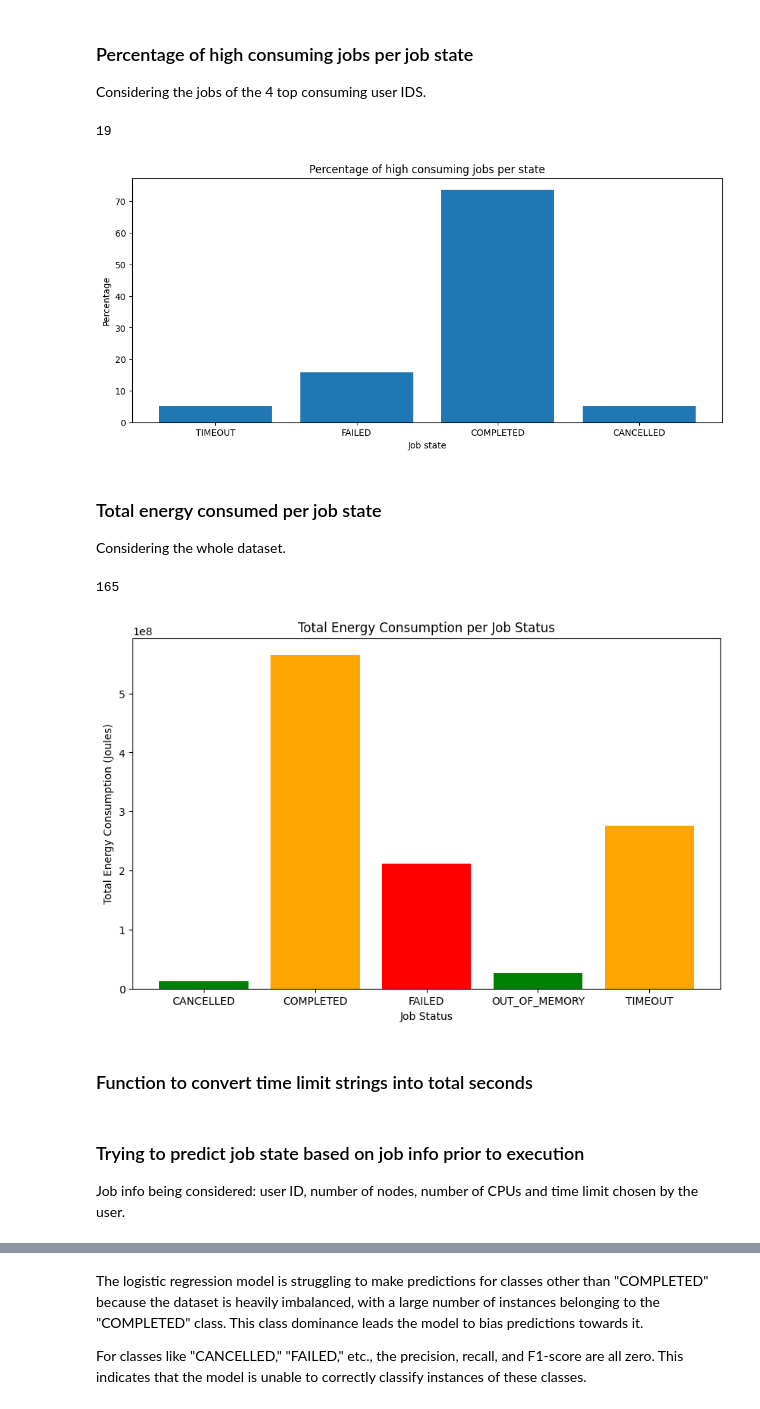
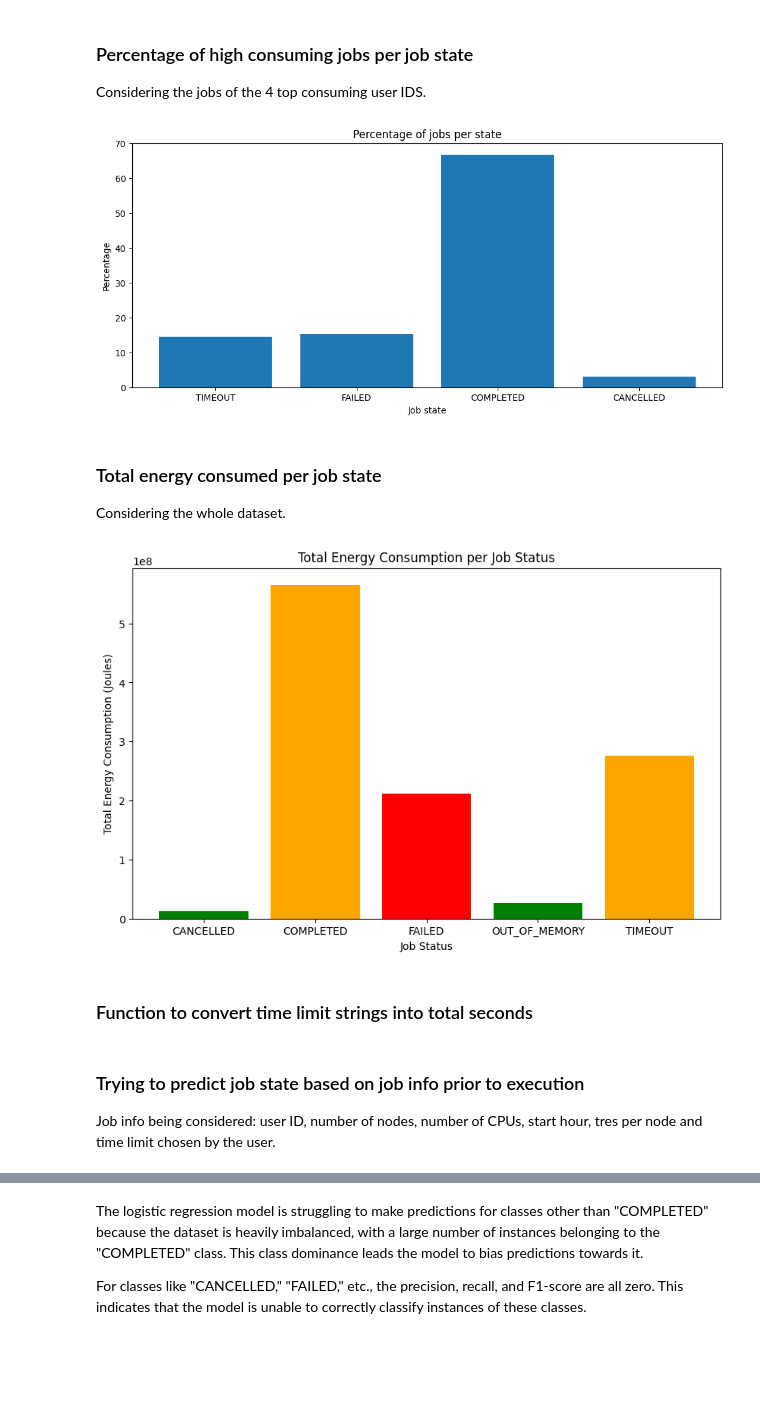
Before and after one commit to Marthyna/hpc-energy-consumption-profiling, a Jupyter notebook: notes/experiments.ipynb, the cells around one changed output, grey strips where cells are left out. Drawn from its saved outputs; the diff is of its cells as text; code cells hidden in the pictures; blank space fills up the shorter version.

```diff
--- a/notes/experiments.ipynb
+++ b/notes/experiments.ipynb
@@ -27,10 +27,10 @@ relevant_columns = ['array_job_id', 'group_id', 'job_id', 'nice',
 all_column_names = set()  # Set to use for column name consistency check
 success_flag = True  # Flag to check that all consistency checks passed
 chunk_size = 10000  # Chunk size for merging dataframes without using excessive memory
-total_jobs = 0
 
 # Dataframe to store the merged data
 merged_df_list = []
+job_info_list = []
 
 # Iterate through each month folder
 for month_folder in os.listdir(root_directory):
@@ -53,10 +53,11 @@ for month_folder in os.listdir(root_directory):
 
                 # Append the merged chunk to the list
                 merged_df_list.append(merged_df_chunk)
+                job_info_list.append(job_info_chunk)
 
             # Concatenate all chunks into the final merged dataframe
             merged_df = pd.concat(merged_df_list, ignore_index=True)
-            total_jobs += len(merged_df)
+            job_info_df = pd.concat(job_info_list, ignore_index=True)
 
             # Check column names consistency
             current_column_names = set(merged_df.columns)
@@ -89,9 +90,6 @@ for month_folder in os.listdir(root_directory):
 
 if success_flag:
     print("All checks passed successfully for all files.")
-
-print("Total jobs in the cluster during the period: ", total_jobs)
-print(len(merged_df))
 # %% [output]
 Month: year_month=22-05
 664     0.0
@@ -385,7 +389,7 @@ for month_folder in os.listdir(root_directory):
                     total_energy_consumed_by_user += total_energy_consumed_by_this_job
 
                 # Add this user's energy consumption info to the data frame
-                energy_consumption_per_users = pd.concat([energy_consumption_per_users, pd.DataFrame({'user_id': [user_id], 'total_power_consumption': [total_energy_consumed_by_user]})])
+                energy_consumption_per_users = pd.concat([energy_consumption_per_users, pd.DataFrame({'user_id': [str(user_id)], 'total_power_consumption': [total_energy_consumed_by_user]})])
 
 # Group by user_id, sum total energy consumption values then sort rows by energy consumption values in ascending order
 energy_consumption_per_users = energy_consumption_per_users.groupby('user_id')['total_power_consumption'].sum().reset_index().sort_values(by='total_power_consumption')
@@ -426,8 +459,8 @@ After around 80%, there’s a steep increase in the CDF, showing that this small
 import scipy.stats
 
 # Convert 'num_cpus' and 'num_nodes' to numeric
-energy_consumption_per_jobs['num_cpus'] = pd.to_numeric(energy_consumption_per_jobs['num_cpus'], errors='coerce')
-energy_consumption_per_jobs['num_nodes'] = pd.to_numeric(energy_consumption_per_jobs['num_nodes'], errors='coerce')
+energy_consumption_per_jobs['num_cpus'] = pd.to_numeric(energy_consumption_per_jobs['num_cpus'])
+energy_consumption_per_jobs['num_nodes'] = pd.to_numeric(energy_consumption_per_jobs['num_nodes'])
 
 # Calculate correlations and p-values between total energy consumed by job and its caracteristics
 columns = ['total_energy_consumed_by_job', 'num_cpus', 'num_nodes', 'run_time']
@@ -447,21 +480,20 @@ print(corr_pval_df[corr_pval_df['Variable 1'] == 'total_energy_consumed_by_job']
 ### Percentage of high consuming jobs per job state
 Considering the jobs of the 4 top consuming user IDS.
 # %%
-top_consumers = energy_consumption_per_users.tail(4)['user_id'].to_list()
-top_consumers_jobs = energy_consumption_per_jobs[energy_consumption_per_jobs['user_id'].isin(top_consumers)]
+# consumers = energy_consumption_per_users['user_id'].to_list()
+# top_consumers_jobs = energy_consumption_per_jobs[energy_consumption_per_jobs['user_id'].isin(consumers)]
 
 job_states = ['TIMEOUT', 'FAILED', 'COMPLETED', 'CANCELLED']
-percentages = top_consumers_jobs['job_state'].value_counts(normalize=True).loc[job_states] * 100
+percentages = energy_consumption_per_jobs['job_state'].value_counts(normalize=True).loc[job_states] * 100
 
 plt.figure(figsize=(12,5))
 plt.bar(job_states, percentages)
 plt.xlabel('Job state')
 plt.ylabel('Percentage')
-plt.title('Percentage of high consuming jobs per state')
+plt.title('Percentage of jobs per state')
 plt.show()
 # %% [output]
-19
-[figure, old version]
+[figure, new version]
 # %% [markdown]
 ### Total energy consumed per job state
 Considering the whole dataset.
@@ -474,7 +506,6 @@ plt.xlabel('Job Status')
 plt.ylabel('Total Energy Consumption (Joules)')
 plt.show()
 # %% [output]
-165
 [figure]
 # %% [markdown]
 ### Function to convert time limit strings into total seconds
@@ -495,7 +526,7 @@ def convert_time_limit(time_limit_str):
     return total_seconds
 # %% [markdown]
 ### Trying to predict job state based on job info prior to execution
-Job info being considered: user ID, number of nodes, number of CPUs and time limit chosen by the user.
+Job info being considered: user ID, number of nodes, number of CPUs, start hour, tres per node and time limit chosen by the user.
 # %%
 from sklearn.model_selection import train_test_split
 from sklearn.linear_model import LogisticRegression
```
Also changed, not shown: parts of 7 cells of this notebook, 1 other file.
